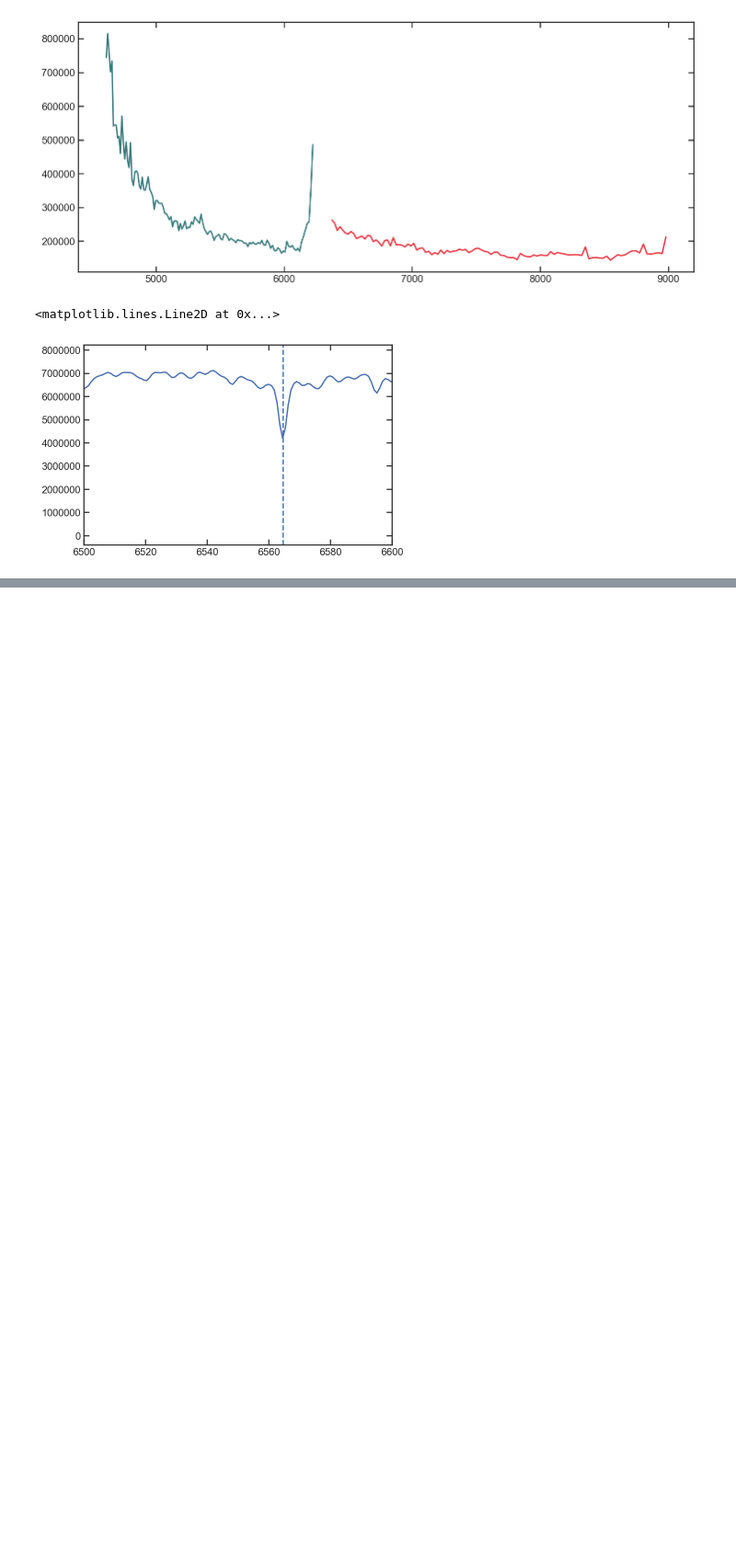
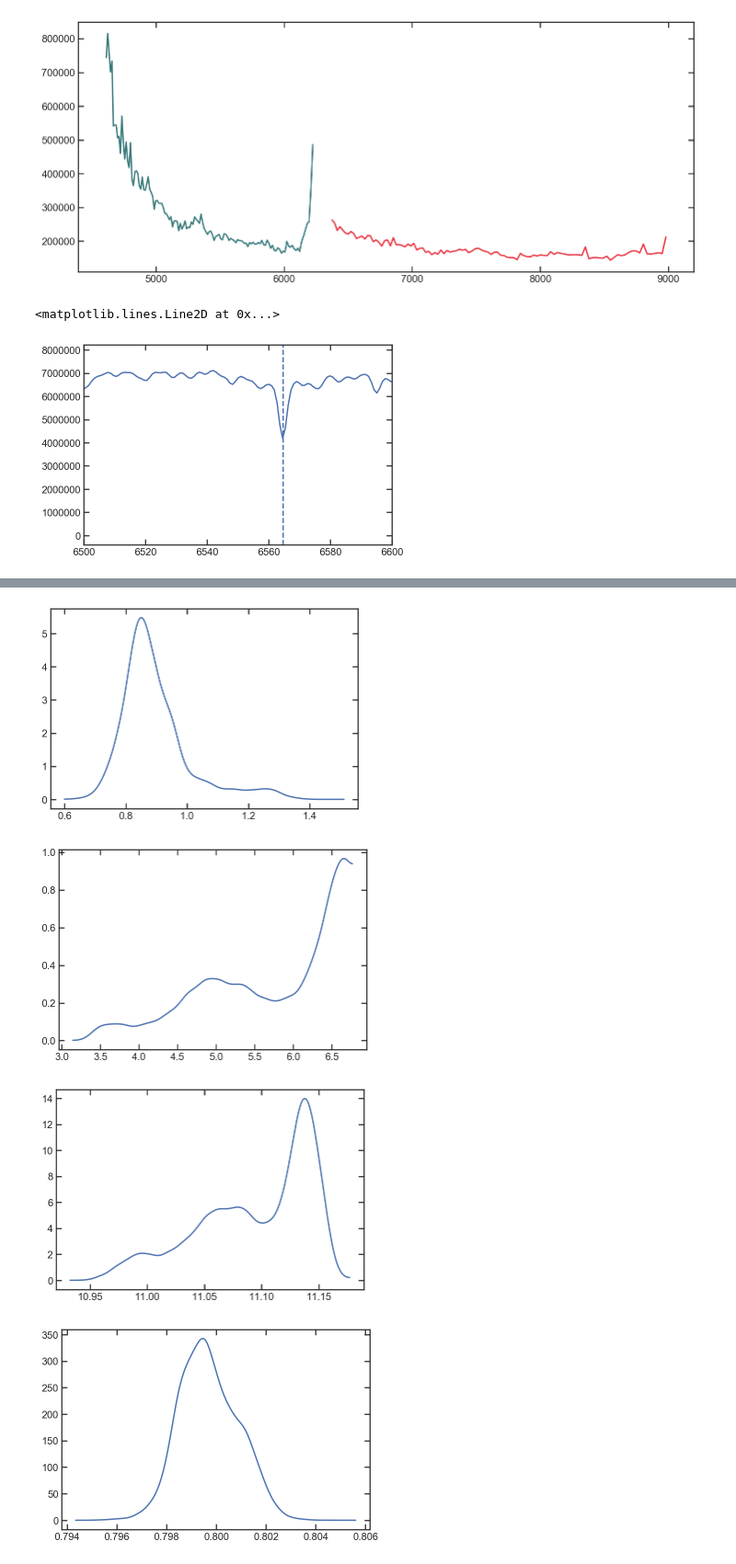
Before and after one commit to Vince-ec/Cluster_and_field, a Jupyter notebook: scripts/low_redshift.ipynb, the cells around one changed output, grey strips where cells are left out. Shown at 92% size. Saved outputs shown, nothing was run; the diff lists cells and outputs as text; code cells hidden in the pictures; blank space fills up the shorter version.

```diff
--- a/scripts/low_redshift.ipynb
+++ b/scripts/low_redshift.ipynb
@@ -570,0 +711,11 @@ plt.axvline(6564.61,linestyle='--', color = 'b')
+# %%
+params = ['m', 'a', 'lm','z', 'd']
+for i in range(len(params)):
+    t,pt = np.load('../data/posteriors/GND_23459_simtabfit_P{}.npy'.format(params[i]))
+    plt.figure()
+    plt.plot(t,pt)
+# %% [output]
+[figure, added]
+[figure, added]
+[figure, added]
+[figure, added]
```
Also changed, not shown: parts of 24 cells of this notebook.
